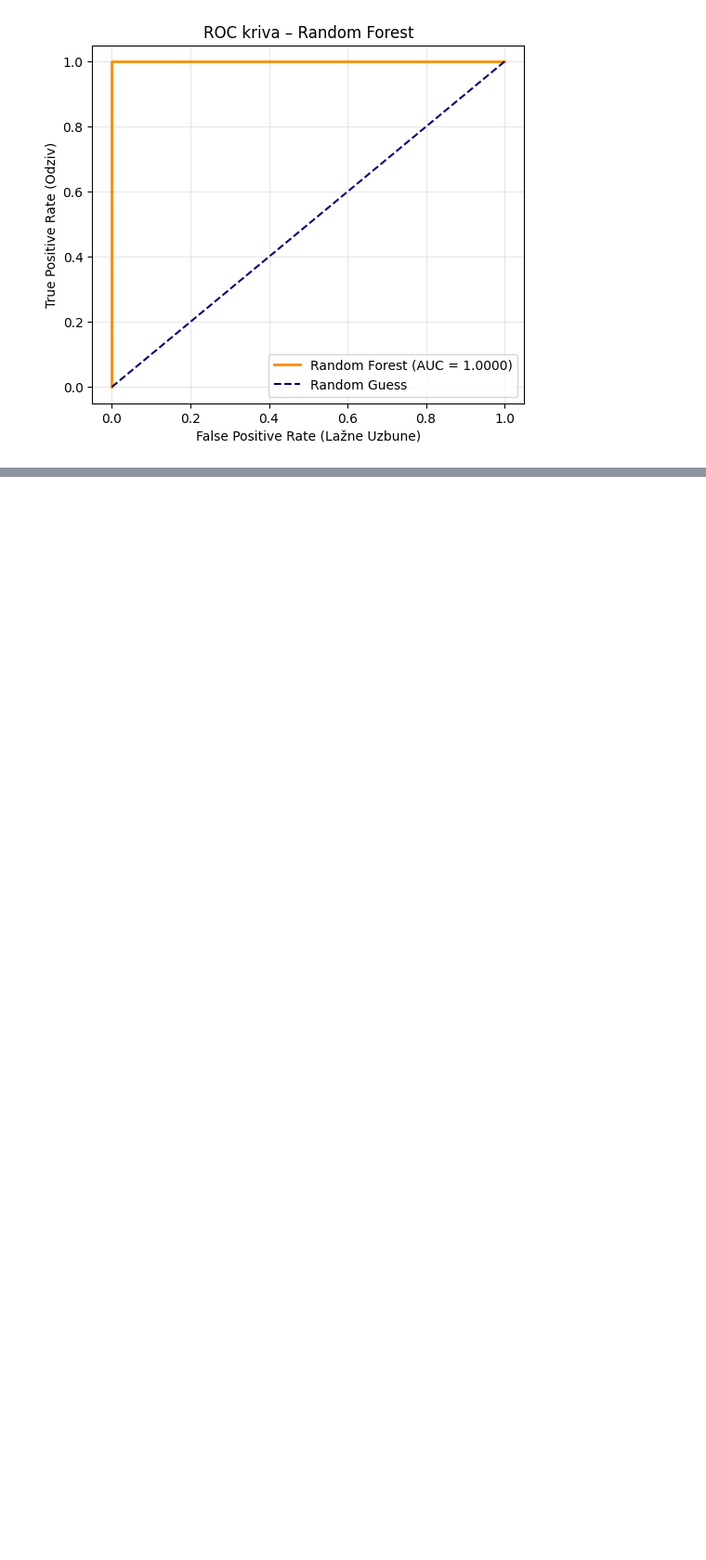
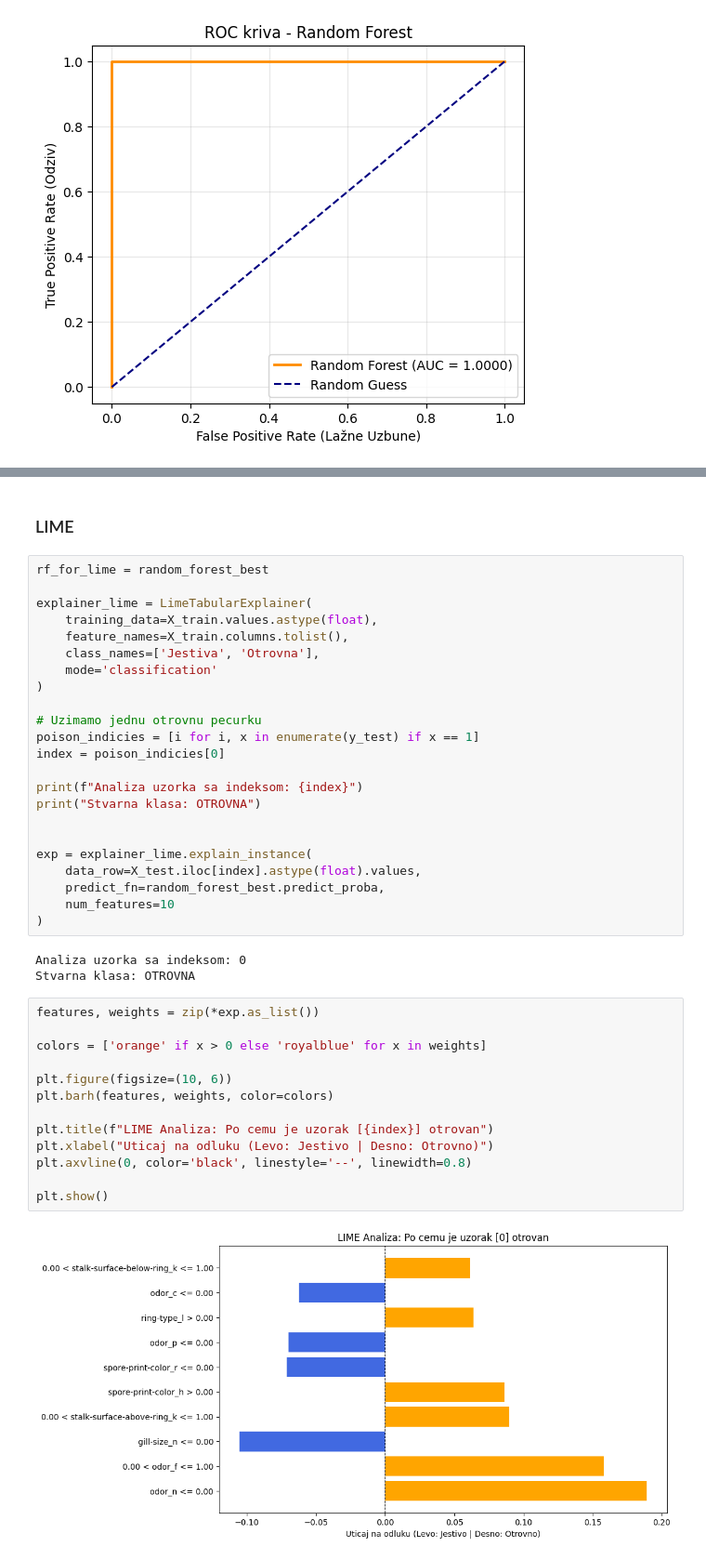
Before and after one commit to alxcek/mas-ai, a Jupyter notebook: machine_learning/01_mushroom_classification/classification.ipynb, the cells around one changed output, grey strips where cells are left out. Shown at 93% size. Drawn from its saved outputs; the diff is of its cells as text; blank space fills up the shorter version.

```diff
--- a/machine_learning/01_mushroom_classification/classification.ipynb
+++ b/machine_learning/01_mushroom_classification/classification.ipynb
@@ -774,0 +760,43 @@ plt.show()
+# %% [markdown]
+### LIME
+# %%
+rf_for_lime = random_forest_best
+
+explainer_lime = LimeTabularExplainer(
+    training_data=X_train.values.astype(float),
+    feature_names=X_train.columns.tolist(),
+    class_names=['Jestiva', 'Otrovna'],
+    mode='classification'
+)
+
+# Uzimamo jednu otrovnu pecurku
+poison_indicies = [i for i, x in enumerate(y_test) if x == 1]
+index = poison_indicies[0]
+
+print(f"Analiza uzorka sa indeksom: {index}")
+print("Stvarna klasa: OTROVNA")
+
+
+exp = explainer_lime.explain_instance(
+    data_row=X_test.iloc[index].astype(float).values,
+    predict_fn=random_forest_best.predict_proba,
+    num_features=10
+)
+# %% [output]
+Analiza uzorka sa indeksom: 0
+Stvarna klasa: OTROVNA
+# %%
+features, weights = zip(*exp.as_list())
+
+colors = ['orange' if x > 0 else 'royalblue' for x in weights]
+
+plt.figure(figsize=(10, 6))
+plt.barh(features, weights, color=colors)
+
+plt.title(f"LIME Analiza: Po cemu je uzorak [{index}] otrovan")
+plt.xlabel("Uticaj na odluku (Levo: Jestivo | Desno: Otrovno)")
+plt.axvline(0, color='black', linestyle='--', linewidth=0.8)
+
+plt.show()
+# %% [output]
+[figure, added]
```
Also changed, not shown: parts of 22 cells of this notebook.
